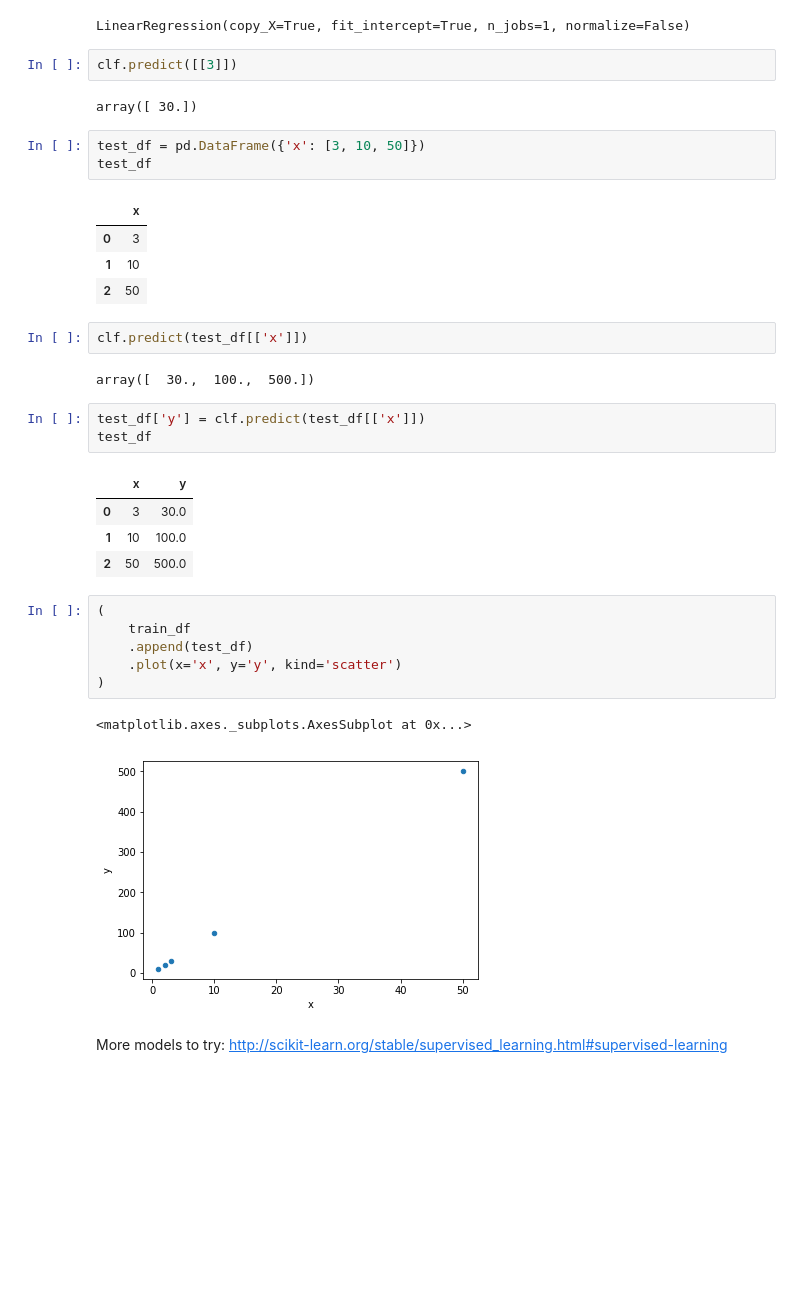
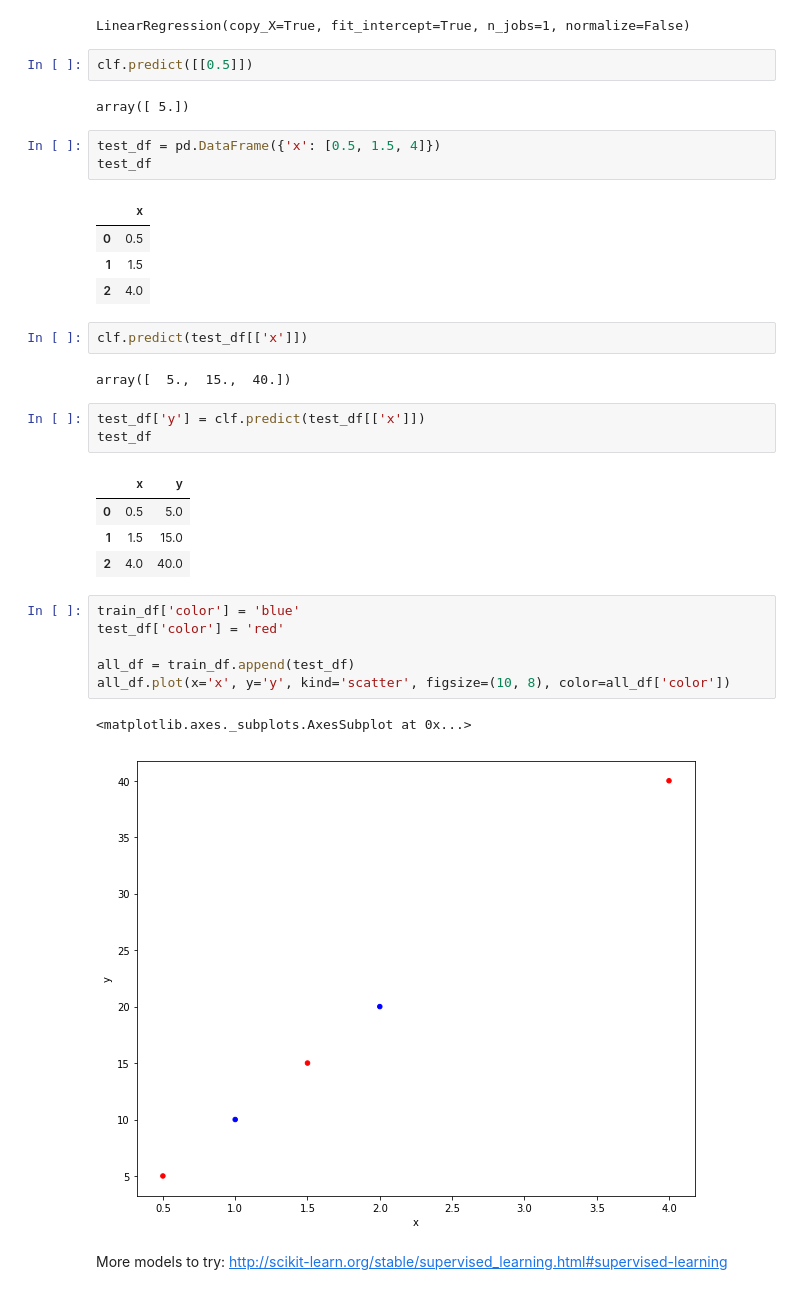
Before and after one commit to Nozdi/first-steps-with-pandas-workshop, a Jupyter notebook: first-steps-with-pandas-with-solutions.ipynb, the cells around one changed output. Cells and saved outputs as stored; diff of their text form; blank space fills up the shorter version.

```diff
--- a/first-steps-with-pandas-with-solutions.ipynb
+++ b/first-steps-with-pandas-with-solutions.ipynb
@@ -1690,38 +1684,38 @@ clf.fit(train_df[['x']], train_df['y'])
 # %% [output]
 LinearRegression(copy_X=True, fit_intercept=True, n_jobs=1, normalize=False)
 # %%
-clf.predict([[3]])
+clf.predict([[0.5]])
 # %% [output]
-array([ 30.])
+array([ 5.])
 # %%
-test_df = pd.DataFrame({'x': [3, 10, 50]})
+test_df = pd.DataFrame({'x': [0.5, 1.5, 4]})
 test_df
 # %% [output]
 |  | x |
-| 0 | 3 |
-| 1 | 10 |
-| 2 | 50 |
+| 0 | 0.5 |
+| 1 | 1.5 |
+| 2 | 4.0 |
 # %%
 clf.predict(test_df[['x']])
 # %% [output]
-array([  30.,  100.,  500.])
+array([  5.,  15.,  40.])
 # %%
 test_df['y'] = clf.predict(test_df[['x']])
 test_df
 # %% [output]
 |  | x | y |
-| 0 | 3 | 30.0 |
-| 1 | 10 | 100.0 |
-| 2 | 50 | 500.0 |
+| 0 | 0.5 | 5.0 |
+| 1 | 1.5 | 15.0 |
+| 2 | 4.0 | 40.0 |
 # %%
-(
-    train_df
-    .append(test_df)
-    .plot(x='x', y='y', kind='scatter')
-)
+train_df['color'] = 'blue'
+test_df['color'] = 'red'
+
+all_df = train_df.append(test_df)
+all_df.plot(x='x', y='y', kind='scatter', figsize=(10, 8), color=all_df['color'])
 # %% [output]
 <matplotlib.axes._subplots.AxesSubplot at 0x...>
-[figure, old version]
+[figure, new version]
 # %% [markdown]
 More models to try: http://scikit-learn.org/stable/supervised_learning.html#supervised-learning
 # %% [markdown]
```
Also changed, not shown: parts of 10 cells of this notebook, 1 other file.
